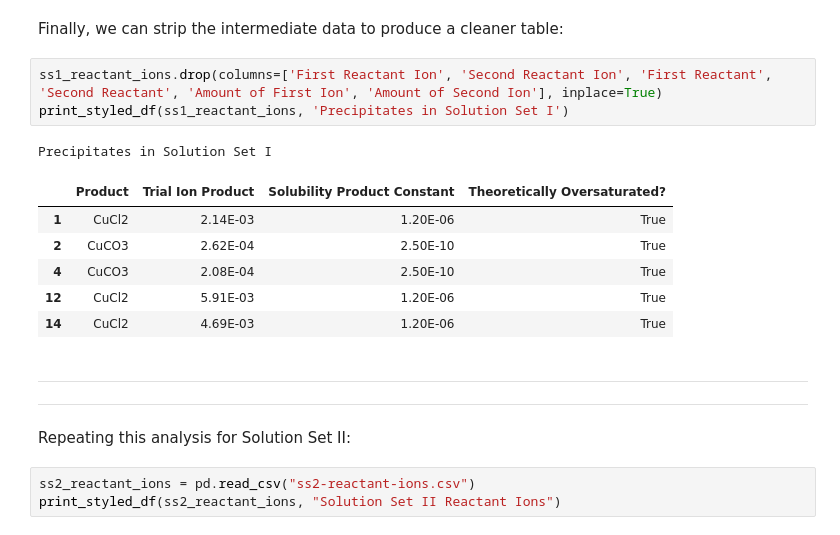
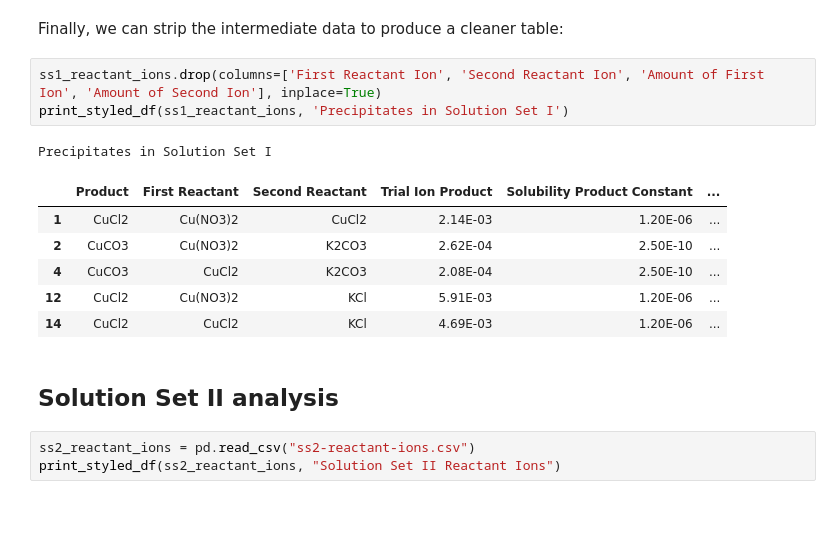
Before and after one commit to ThatNerdSquared/datasci-studio, a Jupyter notebook: lab-10d/lab-10d.ipynb, the cells around one changed output. Drawn from its saved outputs; the diff is of its cells as text.

```diff
--- a/lab-10d/lab-10d.ipynb
+++ b/lab-10d/lab-10d.ipynb
@@ -367,20 +367,18 @@ Precipitates in Solution Set I
 # %% [markdown]
 Finally, we can strip the intermediate data to produce a cleaner table:
 # %%
-ss1_reactant_ions.drop(columns=['First Reactant Ion', 'Second Reactant Ion', 'First Reactant', 'Second Reactant', 'Amount of First Ion', 'Amount of Second Ion'], inplace=True)
+ss1_reactant_ions.drop(columns=['First Reactant Ion', 'Second Reactant Ion', 'Amount of First Ion', 'Amount of Second Ion'], inplace=True)
 print_styled_df(ss1_reactant_ions, 'Precipitates in Solution Set I')
 # %% [output]
 Precipitates in Solution Set I
-|  | Product | Trial Ion Product | Solubility Product Constant | Theoretically Oversaturated? |
-| 1 | CuCl2 | 2.14E-03 | 1.20E-06 | True |
-| 2 | CuCO3 | 2.62E-04 | 2.50E-10 | True |
-| 4 | CuCO3 | 2.08E-04 | 2.50E-10 | True |
-| 12 | CuCl2 | 5.91E-03 | 1.20E-06 | True |
-| 14 | CuCl2 | 4.69E-03 | 1.20E-06 | True |
+|  | Product | First Reactant | Second Reactant | Trial Ion Product | Solubility Product Constant | ... |
+| 1 | CuCl2 | Cu(NO3)2 | CuCl2 | 2.14E-03 | 1.20E-06 | ... |
+| 2 | CuCO3 | Cu(NO3)2 | K2CO3 | 2.62E-04 | 2.50E-10 | ... |
+| 4 | CuCO3 | CuCl2 | K2CO3 | 2.08E-04 | 2.50E-10 | ... |
+| 12 | CuCl2 | Cu(NO3)2 | KCl | 5.91E-03 | 1.20E-06 | ... |
+| 14 | CuCl2 | CuCl2 | KCl | 4.69E-03 | 1.20E-06 | ... |
 # %% [markdown]
----
----
-Repeating this analysis for Solution Set II:
+## Solution Set II analysis
 # %%
 ss2_reactant_ions = pd.read_csv("ss2-reactant-ions.csv")
 print_styled_df(ss2_reactant_ions, "Solution Set II Reactant Ions")
```
Also changed, not shown: parts of 14 cells of this notebook, 1 other file.
